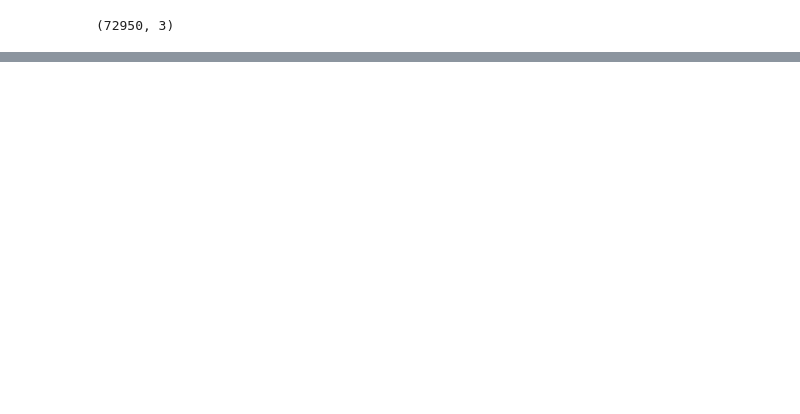
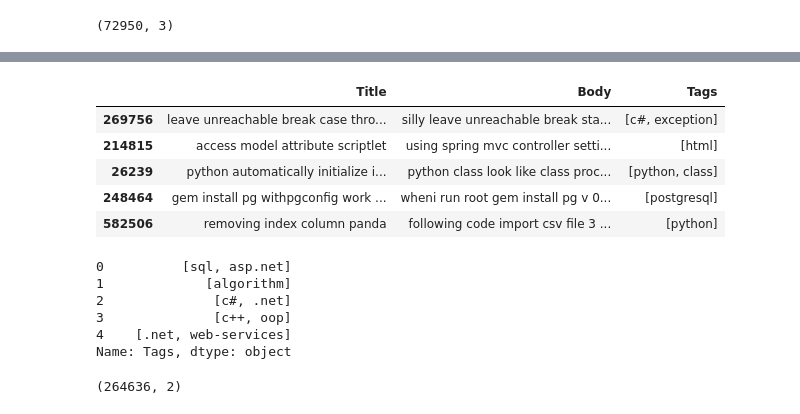
Before and after one commit to Mena-Saleh/Questions-Tagging-System, a Jupyter notebook: Questions Tagging System.ipynb, the cells around one changed output, grey strips where cells are left out. Drawn from its saved outputs; the diff is of its cells as text; code cells hidden in the pictures; blank space fills up the shorter version.

```diff
--- a/Questions Tagging System.ipynb
+++ b/Questions Tagging System.ipynb
@@ -485,0 +216,5 @@ print(predicted_tags)
+# %%
+# Apply filter and fill empty cells with None, and finally drop the null rows
+df['Tags'] = df['Tags'].apply(lambda tags: filter_tags_by_most_common(tags))
+df['Tags'] = df['Tags'].apply(lambda tags: tags if len(tags)>0 else None)
+df.dropna(subset=['Tags'], inplace=True)
@@ -485,0 +225,3 @@ print(predicted_tags)
+# %%
+# Remove HTML tags from the test in the Body column
+df['Body'] = df['Body'].apply(lambda body: BeautifulSoup(body).get_text())
@@ -485,0 +269,26 @@ print(predicted_tags)
+# %%
+# Performs an NLP pipeline on text input, it removes punctuation and stopwords, tokenizes the text, then lemmatizes it with options for POS tagging and using n_grams
+def preprocess_text(text, num_grams=1, use_POS = False):
+        # Remove punctuation
+        text = text.translate(str.maketrans('', '', string.punctuation))
+
+        # Tokenize text and transform to lower cass
+        tokens = word_tokenize(text.lower())
+
+        # Prepare stop words
+        stop_words = set(stopwords.words('english'))
+
+        # Remove stop words
+        filtered_tokens = [token for token in tokens if token not in stop_words]
+
+        # Lemmatize/stem
+        lemmatized_tokens = lemmatize_tokens(filtered_tokens, use_POS= use_POS)
+
+        # Generate n-grams
+        if num_grams > 1:
+            n_grams = list(ngrams(lemmatized_tokens, num_grams))
+            # Rejoin n-grams into a string (each n-gram is joined by a space and then all n-grams are joined into one string)
+            return ' '.join([' '.join(gram) for gram in n_grams])
+        else:
+            # Rejoin tokens into a string for unigrams
+            return ' '.join(lemmatized_tokens)
@@ -485,0 +308,13 @@ print(predicted_tags)
+# %%
+# Preprocess the Title and Body of the questions using the NLP pipeline defined above
+df['Body'] = df['Body'].apply(lambda text: preprocess_text(text, num_grams= 1, use_POS= True))
+df['Title'] = df['Title'].apply(lambda text: preprocess_text(text, num_grams= 1, use_POS= True))
+# %%
+df.sample(5)
+# %% [output]
+|  | Title | Body | Tags |
+| 269756 | leave unreachable break case thro... | silly leave unreachable break sta... | [c#, exception] |
+| 214815 | access model attribute scriptlet | using spring mvc controller setti... | [html] |
+| 26239 | python automatically initialize i... | python class look like class proc... | [python, class] |
+| 248464 | gem install pg withpgconfig work ... | wheni run root gem install pg v 0... | [postgresql] |
+| 582506 | removing index column panda | following code import csv file 3 ... | [python] |
@@ -485,0 +335,10 @@ print(predicted_tags)
+# %%
+# Make sure tags are viewed as lists of strings
+df['Tags'].head()
+# %% [output]
+0          [sql, asp.net]
+1             [algorithm]
+2              [c#, .net]
+3              [c++, oop]
+4    [.net, web-services]
+Name: Tags, dtype: object
@@ -485,0 +349,4 @@ print(predicted_tags)
+# %%
+X.shape
+# %% [output]
+(264636, 2)
```
Also changed, not shown: parts of 86 cells of this notebook, 3 other files.
